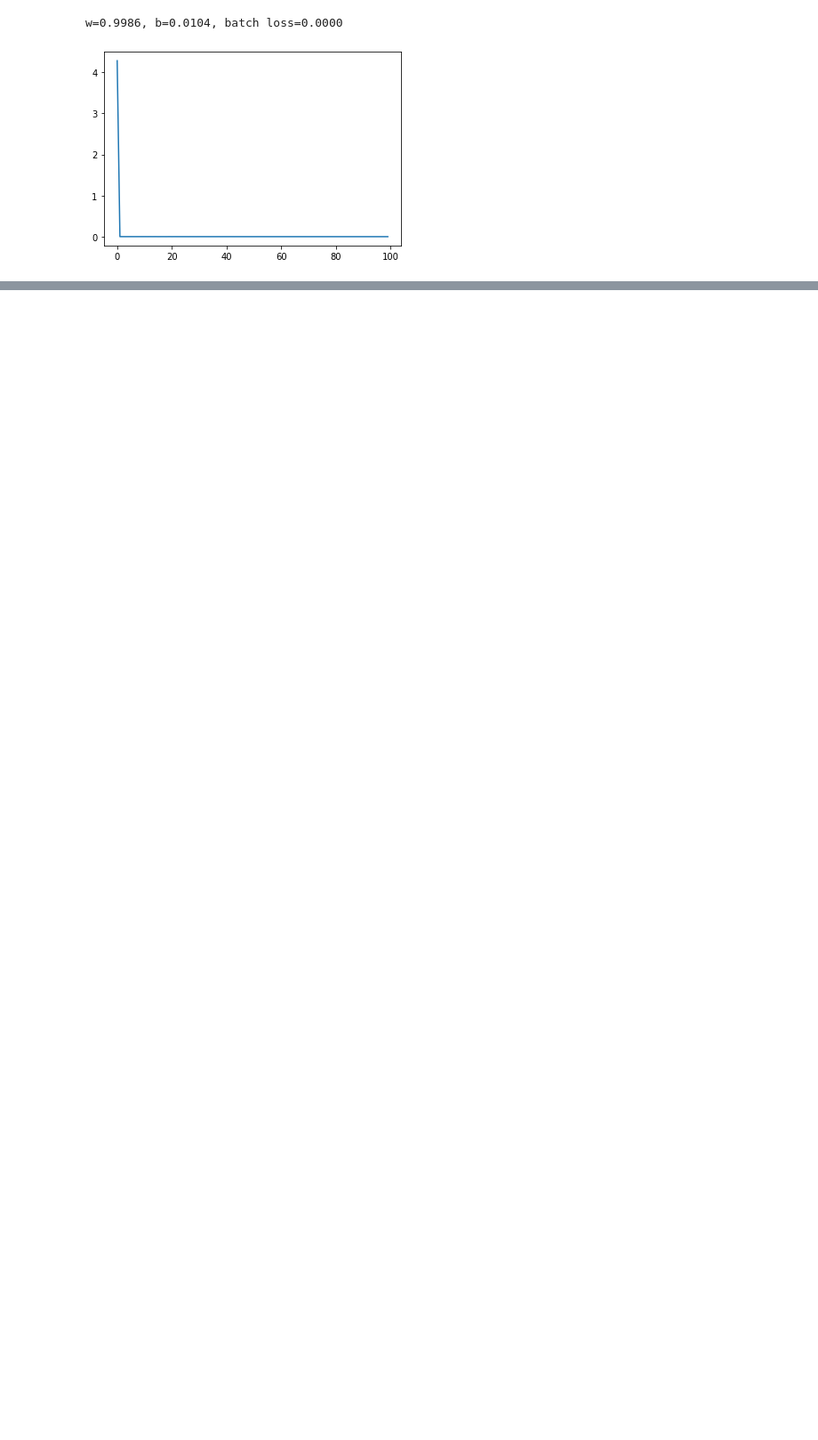
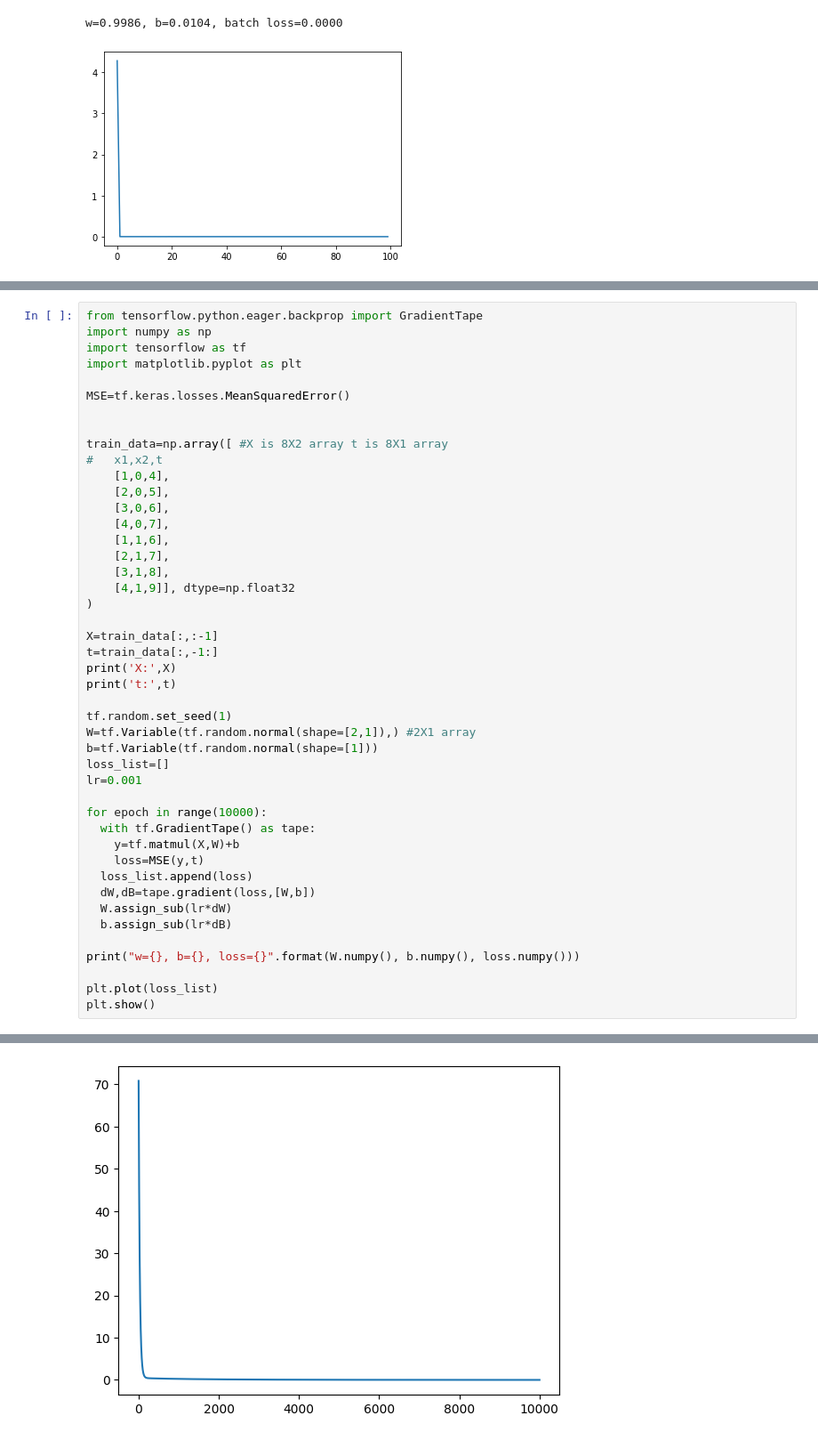
Before and after one commit to Eunhasuiin/Tensorflow-DeepLearning-Programing, a Jupyter notebook: TDP_03.ipynb, the cells around one changed output, grey strips where cells are left out. Shown at 89% size. Saved outputs shown, nothing was run; the diff lists cells and outputs as text; blank space fills up the shorter version.

```diff
--- a/TDP_03.ipynb
+++ b/TDP_03.ipynb
@@ -309,0 +364,46 @@ w=0.9986, b=0.0104, batch loss=0.0000
+# %%
+from tensorflow.python.eager.backprop import GradientTape
+import numpy as np
+import tensorflow as tf
+import matplotlib.pyplot as plt
+
+MSE=tf.keras.losses.MeanSquaredError()
+
+
+train_data=np.array([ #X is 8X2 array t is 8X1 array
+#   x1,x2,t
+    [1,0,4],
+    [2,0,5],
+    [3,0,6],
+    [4,0,7],
+    [1,1,6],
+    [2,1,7],
+    [3,1,8],
+    [4,1,9]], dtype=np.float32
+)
+
+X=train_data[:,:-1]
+t=train_data[:,-1:]
+print('X:',X)
+print('t:',t)
+
+tf.random.set_seed(1)
+W=tf.Variable(tf.random.normal(shape=[2,1]),) #2X1 array
+b=tf.Variable(tf.random.normal(shape=[1]))
+loss_list=[]
+lr=0.001
+
+for epoch in range(10000):
+  with tf.GradientTape() as tape:
+    y=tf.matmul(X,W)+b
+    loss=MSE(y,t)
+  loss_list.append(loss)
+  dW,dB=tape.gradient(loss,[W,b])
+  W.assign_sub(lr*dW)
+  b.assign_sub(lr*dB)
+
+print("w={}, b={}, loss={}".format(W.numpy(), b.numpy(), loss.numpy()))
+
+plt.plot(loss_list)
+plt.show()
+# %% [output]
@@ -309,0 +428 @@ w=0.9986, b=0.0104, batch loss=0.0000
+[figure, added]
```
Also changed, not shown: parts of 14 cells of this notebook.
